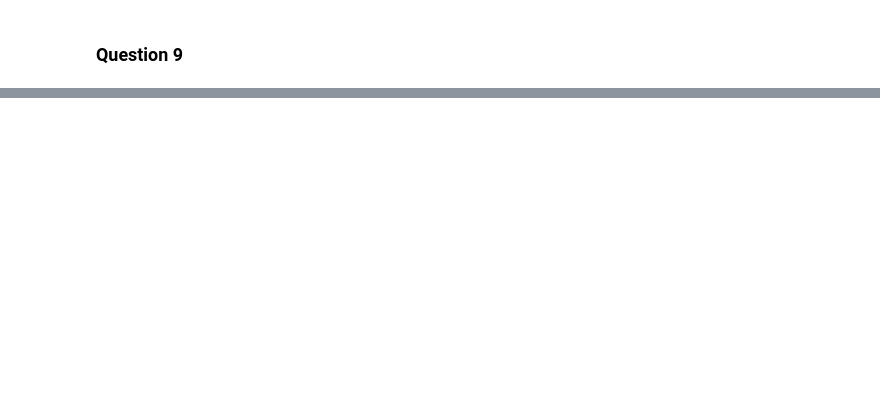
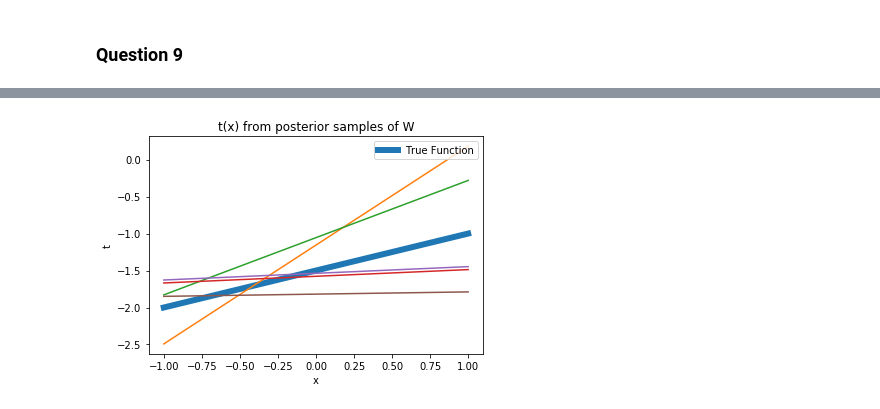
Before and after one commit to hkindbom/DD2434-Machine-Learning-Advanced, a Jupyter notebook: Assignment 1.ipynb, the cells around one changed output, grey strips where cells are left out. Saved outputs shown, nothing was run; the diff lists cells and outputs as text; code cells hidden in the pictures; blank space fills up the shorter version.

```diff
--- a/Assignment 1.ipynb
+++ b/Assignment 1.ipynb
@@ -126,0 +118,36 @@ product([1,2,3],[1,2,3])
+# %%
+def plotFunction(Z_vec, nr_post_samples):
+    W_post_samples =[]
+
+    #Sampling with posterior distribution
+    Z_rand_vals = np.random.choice(Z_vec,nr_post_samples,p=Z_vec/Z_vec.sum())
+
+    #Finding corresponding indices
+    indices = []
+    for z_value in Z_rand_vals:
+        indices.append(np.where(Z_vec == z_value))
+    indices = np.asarray(indices)
+
+    for i,(x,y) in enumerate(product(w_0_range,w_1_range)):
+        for j, index in enumerate(indices):
+            if i == index :
+                    W_post_samples.append((x,y))
+
+    #Plot the posterior samples
+    x_range = np.linspace(-1.0, 1.0, num=pixels)
+    fig = plt.figure()
+    plt.title("t(x) from posterior samples of W")
+    plt.plot(x_range,w_0*x_range + w_1,'-',label = "True Function", linewidth=6)
+    plt.legend(loc="upper right")
+    ax = plt.gca()
+    ax.grid(False)
+    for (w0,w1) in W_post_samples:
+        plt.plot(x_range,-w0*x_range + w1)
+    plt.xlabel('x')
+    plt.ylabel('t')
+    plt.show()
+# %%
+#3. Draw 5 samples from the posterior and plot the resulting functions.
+plotFunction(Z_vec, 5)
+# %% [output]
+[figure, added]
```
Also changed, not shown: parts of 13 cells of this notebook.
